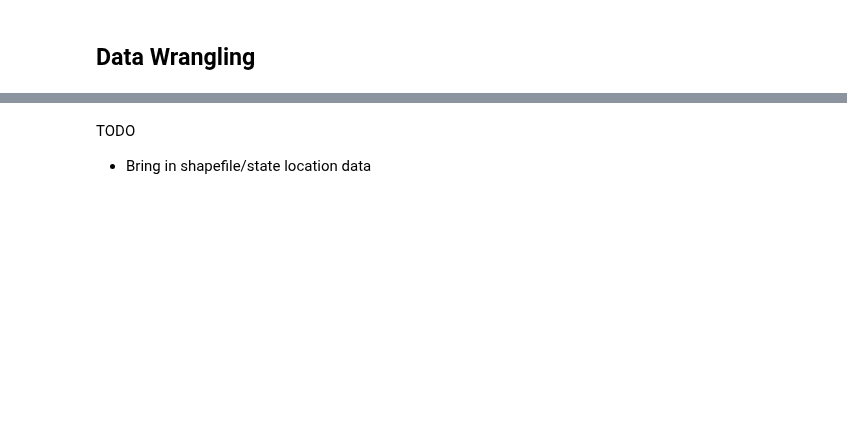
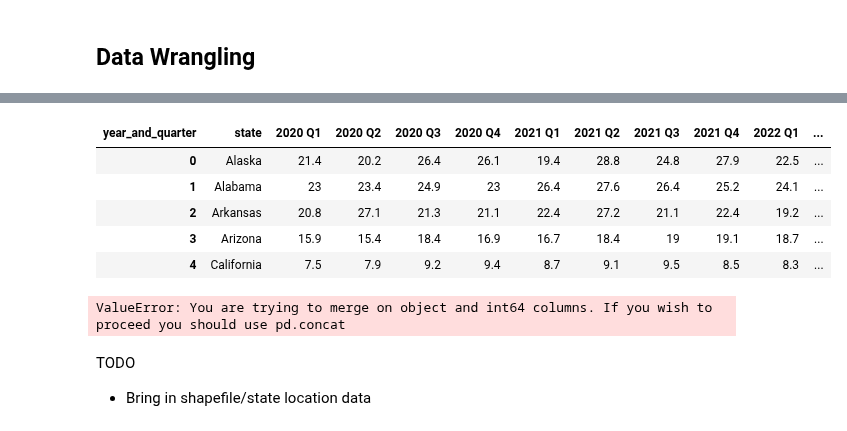
Before and after one commit to andrewbowen19/storiesDATA608, a Jupyter notebook: story3.ipynb, the cells around one changed output, grey strips where cells are left out. Cells and saved outputs as stored; diff of their text form; code cells hidden in the pictures; blank space fills up the shorter version.

```diff
--- a/story3.ipynb
+++ b/story3.ipynb
@@ -74,3 +140,19 @@ with open(geojson_path, "r") as f:
+# %%
+gdf = gpd.GeoDataFrame(df)#, crs="EPSG: 4326")
+gdf = gdf.reset_index()
+gdf.head()
+# %% [output]
+| year_and_quarter | state | 2020 Q1 | 2020 Q2 | 2020 Q3 | 2020 Q4 | 2021 Q1 | 2021 Q2 | 2021 Q3 | 2021 Q4 | 2022 Q1 | ... |
+| 0 | Alaska | 21.4 | 20.2 | 26.4 | 26.1 | 19.4 | 28.8 | 24.8 | 27.9 | 22.5 | ... |
+| 1 | Alabama | 23 | 23.4 | 24.9 | 23 | 26.4 | 27.6 | 26.4 | 25.2 | 24.1 | ... |
+| 2 | Arkansas | 20.8 | 27.1 | 21.3 | 21.1 | 22.4 | 27.2 | 21.1 | 22.4 | 19.2 | ... |
+| 3 | Arizona | 15.9 | 15.4 | 18.4 | 16.9 | 16.7 | 18.4 | 19 | 19.1 | 18.7 | ... |
+| 4 | California | 7.5 | 7.9 | 9.2 | 9.4 | 8.7 | 9.1 | 9.5 | 8.5 | 8.3 | ... |
+# %%
+# Join Firearm data to geometry data
+gdf = gdf.join(states, how="left", on="state")
+# %% [output]
+ValueError: You are trying to merge on object and int64 columns. If you wish to proceed you should use pd.concat
 # %% [markdown]
 TODO
 
```
Also changed, not shown: parts of 12 cells of this notebook, 11 other files.
